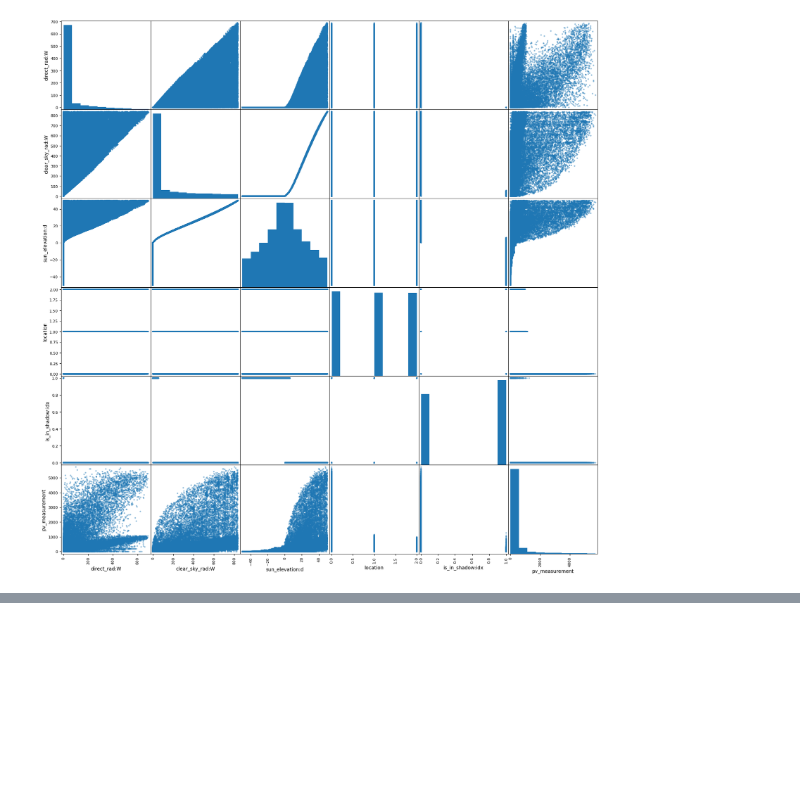
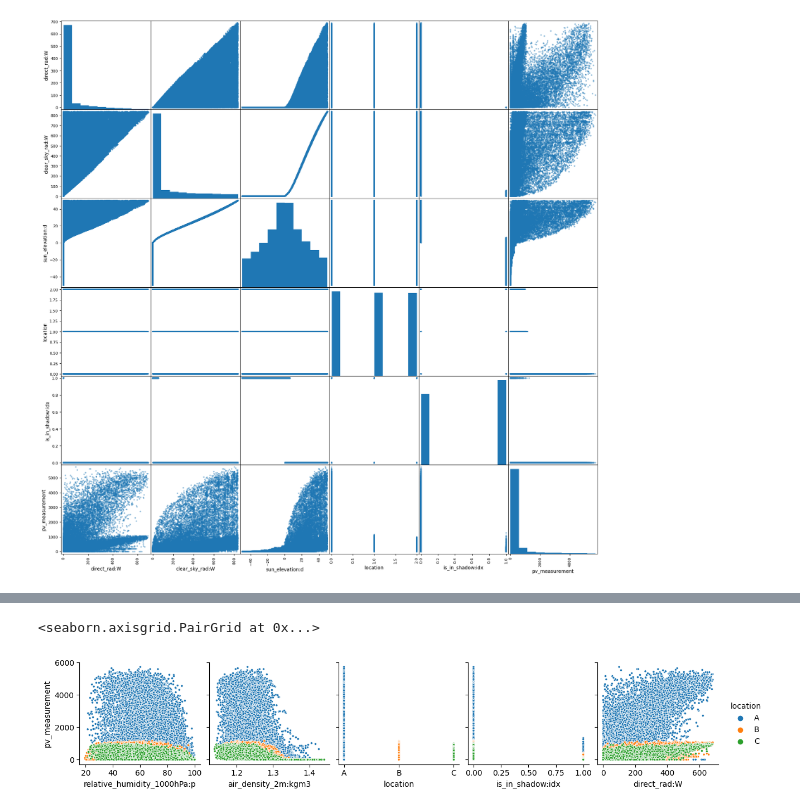
Before and after one commit to taheeraahmed/tdt4173-project, a Jupyter notebook: data_exploration.ipynb, the cells around one changed output, grey strips where cells are left out. Cells and saved outputs as stored; diff of their text form; code cells hidden in the pictures; blank space fills up the shorter version.

```diff
--- a/data_exploration.ipynb
+++ b/data_exploration.ipynb
@@ -107,4 +144,5 @@ from sklearn.preprocessing import LabelEncoder
 encoder = LabelEncoder()
 train_observed["location"] = encoder.fit_transform(train_observed["location"])
 train_estimated["location"] = encoder.fit_transform(train_estimated["location"])
+X_train["location"] = encoder.fit_transform(X_train["location"])
 # %%
@@ -192,0 +262,5 @@ array([[<Axes: xlabel='direct_rad:W', ylabel='direct_rad:W'>,
+# %%
+sns.pairplot(X_train, y_vars="pv_measurement", x_vars=features[:5], hue="location", markers=".")
+# %% [output]
+<seaborn.axisgrid.PairGrid at 0x...>
+[figure, added]
```
Also changed, not shown: parts of 22 cells of this notebook, 1 other file.
